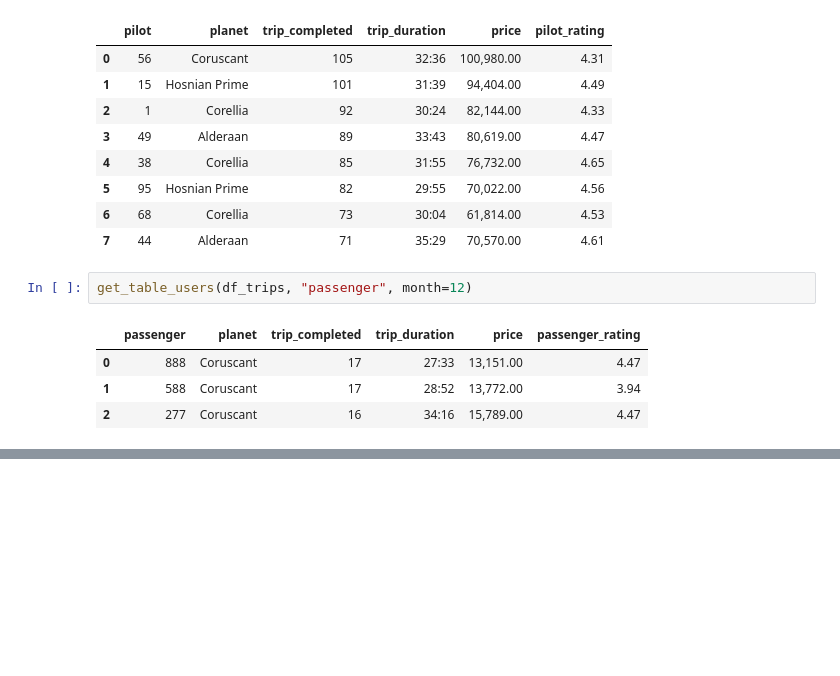
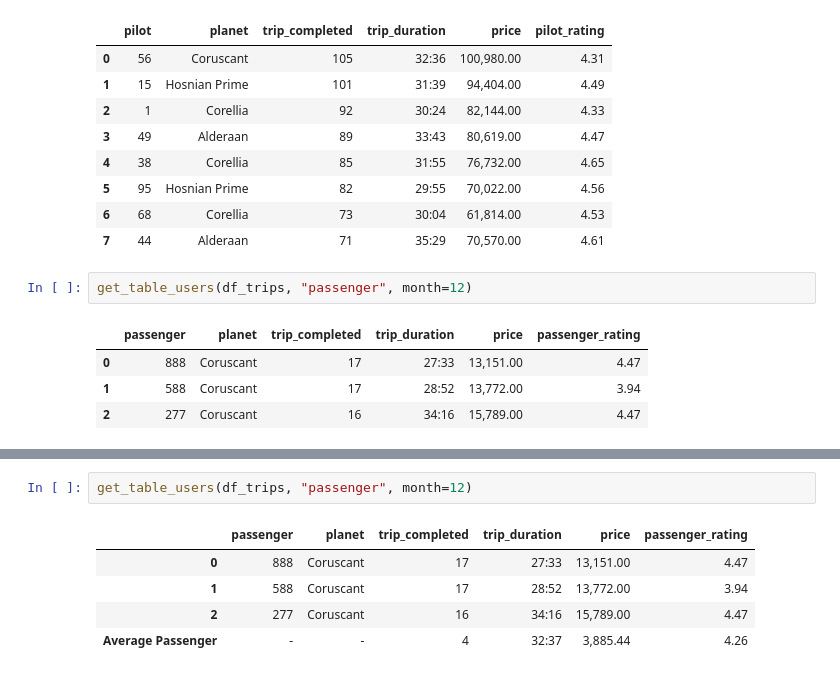
Before and after one commit to theianchan/marketplace-data-dash, a Jupyter notebook: explore.ipynb, the cells around one changed output, grey strips where cells are left out. Cells and saved outputs as stored; diff of their text form; blank space fills up the shorter version.

```diff
--- a/explore.ipynb
+++ b/explore.ipynb
@@ -241,0 +295,8 @@ get_table_users(df_trips, "passenger", month=12)
+# %%
+get_table_users(df_trips, "passenger", month=12)
+# %% [output]
+|  | passenger | planet | trip_completed | trip_duration | price | passenger_rating |
+| 0 | 888 | Coruscant | 17 | 27:33 | 13,151.00 | 4.47 |
+| 1 | 588 | Coruscant | 17 | 28:52 | 13,772.00 | 3.94 |
+| 2 | 277 | Coruscant | 16 | 34:16 | 15,789.00 | 4.47 |
+| Average Passenger | - | - | 4 | 32:37 | 3,885.44 | 4.26 |
```
Also changed, not shown: parts of 3 cells of this notebook, 1 other file.
